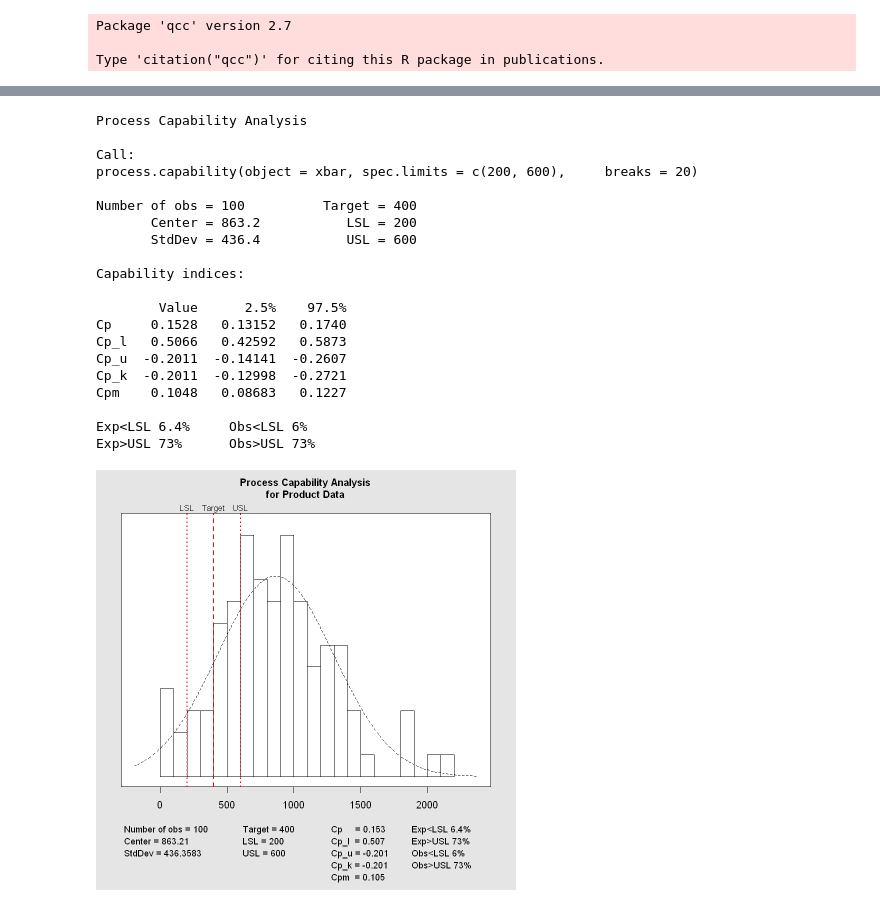
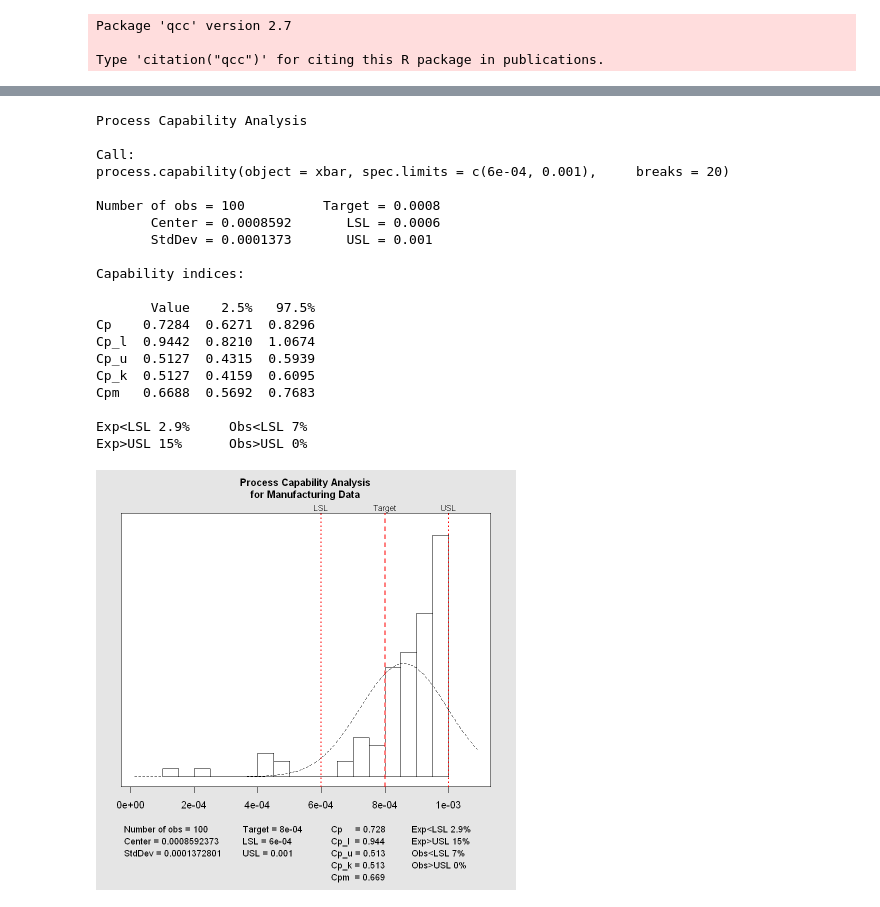
Before and after one commit to snigdhayan/StatMath, a Jupyter notebook: StatisticalMethods/LeanSixSigma.ipynb, the cells around one changed output, grey strips where cells are left out. Cells and saved outputs as stored; diff of their text form; code cells hidden in the pictures.

```diff
--- a/StatisticalMethods/LeanSixSigma.ipynb
+++ b/StatisticalMethods/LeanSixSigma.ipynb
@@ -71,4 +71,4 @@ Pareto chart analysis for ratio
 # %%
 # Create QCC object for dataset and plot control chart
-xbar = qcc(myData$Defects, data.name="Product Data", type="xbar.one", nsigmas=3)
+xbar = qcc(myData$DefectRatio, data.name="Manufacturing Data", type="xbar.one", nsigmas=2)
 # %% [output]
@@ -76,26 +76,26 @@ xbar = qcc(myData$Defects, data.name="Product Data", type="xbar.one", nsigmas=3)
 # %%
 # Capability Analysis
-process.capability(xbar, spec.limits=c(200, 600), breaks=20,)
+process.capability(xbar, spec.limits=c(0.0006, 0.0010), breaks=20,)
 # %% [output]
 Process Capability Analysis
 
 Call:
-process.capability(object = xbar, spec.limits = c(200, 600),     breaks = 20)
+process.capability(object = xbar, spec.limits = c(6e-04, 0.001),     breaks = 20)
 
-Number of obs = 100          Target = 400
-       Center = 863.2           LSL = 200
-       StdDev = 436.4           USL = 600
+Number of obs = 100          Target = 0.0008
+       Center = 0.0008592       LSL = 0.0006
+       StdDev = 0.0001373       USL = 0.001
 
 Capability indices:
 
-        Value      2.5%    97.5%
-Cp     0.1528   0.13152   0.1740
-Cp_l   0.5066   0.42592   0.5873
-Cp_u  -0.2011  -0.14141  -0.2607
-Cp_k  -0.2011  -0.12998  -0.2721
-Cpm    0.1048   0.08683   0.1227
+       Value    2.5%   97.5%
+Cp    0.7284  0.6271  0.8296
+Cp_l  0.9442  0.8210  1.0674
+Cp_u  0.5127  0.4315  0.5939
+Cp_k  0.5127  0.4159  0.6095
+Cpm   0.6688  0.5692  0.7683
 
-Exp<LSL 6.4%     Obs<LSL 6%
-Exp>USL 73%      Obs>USL 73%
+Exp<LSL 2.9%     Obs<LSL 7%
+Exp>USL 15%      Obs>USL 0%
-[figure, old version]
+[figure, new version]
 # %%
```
Also changed, not shown: parts of 8 cells of this notebook.
